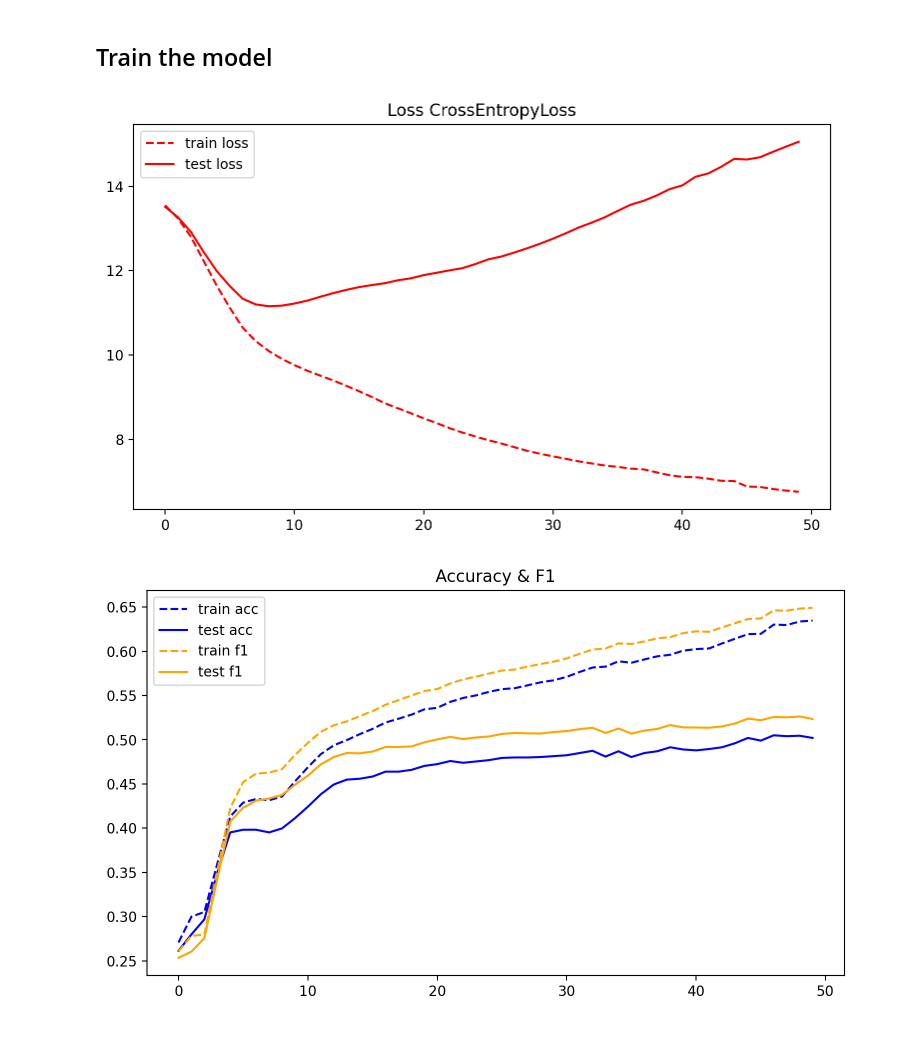
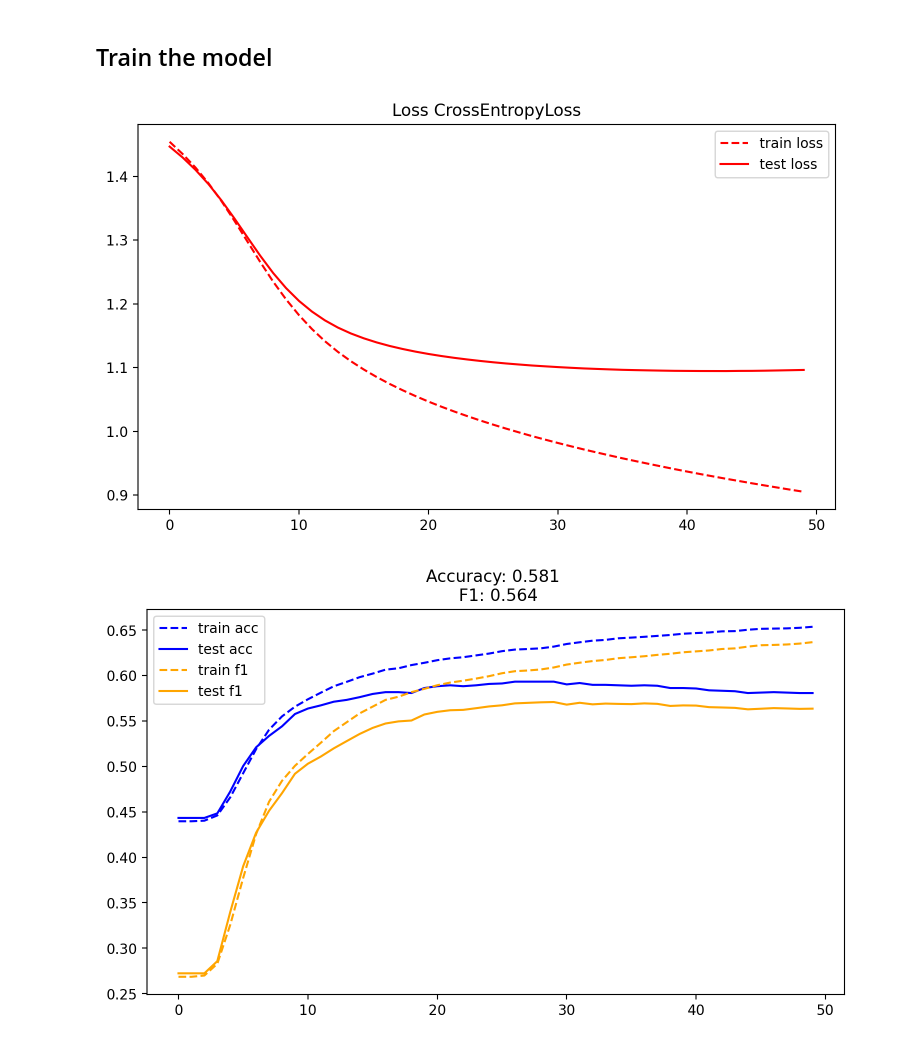
Before and after one commit to alxtrtw/multimodal-movies-emotion-recognition, a Jupyter notebook: classify.ipynb, the cells around one changed output. Saved outputs shown, nothing was run; the diff lists cells and outputs as text; code cells hidden in the pictures.

Commit message:
added dropout experiments

```diff
--- a/classify.ipynb
+++ b/classify.ipynb
@@ -109,18 +109,20 @@ torch.Size([1994, 1024]) torch.Size([1994, 7])
 # %% [markdown]
 ## Define model
 # %%
-model_name = 'simple-clip-emoclsf-2'
+model_name = 'simple-clip-emoclsf-6'
 
 os.makedirs(f'./experiments/plots/{model_name}', exist_ok=True)
 
 class ClipEmotionClassifier(nn.Module):
     def __init__(self):
         super(ClipEmotionClassifier, self).__init__()
+        self.dropout = nn.Dropout(0.2)
         self.fc1 = nn.Linear(1024, 512)
         self.fc2 = nn.Linear(512, 7)
 
 
     def forward(self, x):
+        self.dropout = nn.Dropout(0.2)
         x = torch.relu(self.fc1(x))
         x = self.fc2(x)
         return x
@@ -140,19 +142,16 @@ plt.rc('figure', figsize=(9, 5))
 model = ClipEmotionClassifier().cuda()
 model
 
+# cross-entropy loss
+# criterion = nn.CrossEntropyLoss()
+
 # weighted cross entropy loss
-class_counts = Y.sum(dim=0)
-class_percents = class_counts / class_counts.sum()
-
-# weights = 1 / class_percents
-# weights = weights / weights.sum()
-# weights = weights.tolist()
-
-weights = [len(Y) / float(c_count) for c_count in class_counts]
-
+# weights = None
+# weights = [len(Y) / float(c_count) for c_count in Y.sum(dim=0)]
+weights = [1.0, 1.0, 1.0, 1.0, 0.7, 1.0, 1.0]
 criterion = nn.CrossEntropyLoss(weight=torch.tensor(weights).cuda())
 
-optimizer = optim.SGD(model.parameters(), lr=0.005, momentum=0.9)
+optimizer = optim.SGD(model.parameters(), lr=0.005, momentum=0.8)
 
 n_epochs = 50
 batch_size = 128
@@ -172,7 +171,8 @@ training_params = {
         'momentum': optimizer.param_groups[0]['momentum']
     },
     'criterion': criterion.__class__.__name__,
-    'weights': weights
+    'weights': weights,
+    'regularization': 'dropout 0.2'
 }
 with open(f'./experiments/models/{model_name}.json', 'w') as f:
     json.dump(training_params, f)
@@ -218,33 +218,33 @@ for epoch in range(n_epochs):
         test_acc = torch.sum(torch.argmax(test_outputs, dim=1) == torch.argmax(Y_test, dim=1)).cpu().numpy() / len(Y_test)
         train_accuracies.append(train_acc)
         test_accuracies.append(test_acc)
 
         # f1 scores
         train_f1 = f1_score(torch.argmax(Y_train.cpu(), dim=1), torch.argmax(train_outputs.cpu(), dim=1), average='weighted')
         test_f1 = f1_score(torch.argmax(Y_test.cpu(), dim=1), torch.argmax(test_outputs.cpu(), dim=1), average='weighted')
         train_f1_scores.append(train_f1)
         test_f1_scores.append(test_f1)
 
         plt.figure()
-        plt.title('Accuracy & F1')
+        plt.title(f'Accuracy: {np.round(test_acc, 3)} \n F1: {np.round(test_f1, 3)}')
         plt.plot(train_accuracies, label='train acc', color='blue', linestyle='dashed')
         plt.plot(test_accuracies, label='test acc', color='blue')
         plt.plot(train_f1_scores, label='train f1', color='orange', linestyle='dashed')
         plt.plot(test_f1_scores, label='test f1', color='orange')
         plt.legend()
         plt.savefig(f'./experiments/plots/{model_name}/AccuracyF1.png')
         plt.show()
 
         cm = confusion_matrix(torch.argmax(Y_test.cpu(), dim=1), torch.argmax(test_outputs.cpu(), dim=1))
         plt.figure()
         sns.heatmap(cm, annot=True, fmt='d', cmap='Blues', xticklabels=onehot_encoder.categories_[0], yticklabels=onehot_encoder.categories_[0])
         plt.savefig(f'./experiments/plots/{model_name}/confusion_matrix.png')
         plt.show()
 
 
 
 # save final model
 torch.save(model, f'./experiments/models/{model_name}.pt')
 # %% [output]
-[figure, old version]
+[figure, new version]
-[figure, old version]
+[figure, new version]
```
Also changed, not shown: parts of 1 cell of this notebook, 17 other files.
